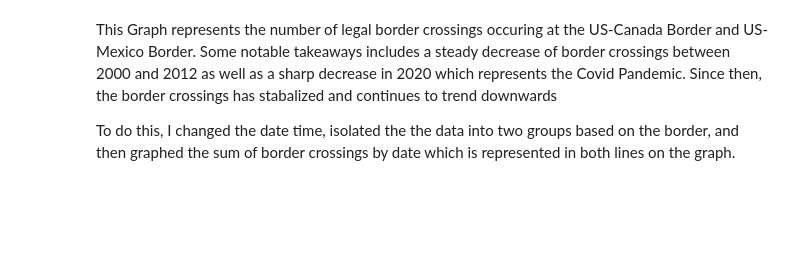
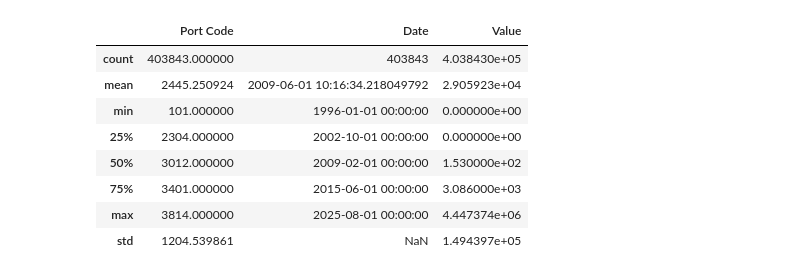
Before and after one commit to King45345/IA-340, a Jupyter notebook: Mini_Lab.ipynb, the cells around one changed output. Saved outputs shown, nothing was run; the diff lists cells and outputs as text; code cells hidden in the pictures; blank space fills up the shorter version.

```diff
--- a/Mini_Lab.ipynb
+++ b/Mini_Lab.ipynb
@@ -27,7 +57,12 @@ df.head()
-# %% [markdown]
-This Graph represents the number of legal border crossings occuring at the US-Canada Border and US-Mexico Border.
-Some notable takeaways includes a steady decrease of border crossings between 2000 and 2012 as well as a sharp decrease
-in 2020 which represents the Covid Pandemic. Since then, the border crossings has stabalized and continues to trend downwards
-
-To do this, I changed the date time, isolated the the data into two groups based on the border,
-and then graphed the sum of border crossings by date which is represented in both lines on the graph.
+# %%
+df.describe()
+# %% [output]
+|  | Port Code | Date | Value |
+| count | 403843.000000 | 403843 | 4.038430e+05 |
+| mean | 2445.250924 | 2009-06-01 10:16:34.218049792 | 2.905923e+04 |
+| min | 101.000000 | 1996-01-01 00:00:00 | 0.000000e+00 |
+| 25% | 2304.000000 | 2002-10-01 00:00:00 | 0.000000e+00 |
+| 50% | 3012.000000 | 2009-02-01 00:00:00 | 1.530000e+02 |
+| 75% | 3401.000000 | 2015-06-01 00:00:00 | 3.086000e+03 |
+| max | 3814.000000 | 2025-08-01 00:00:00 | 4.447374e+06 |
+| std | 1204.539861 | NaN | 1.494397e+05 |
```
Also changed, not shown: parts of 12 cells of this notebook.
